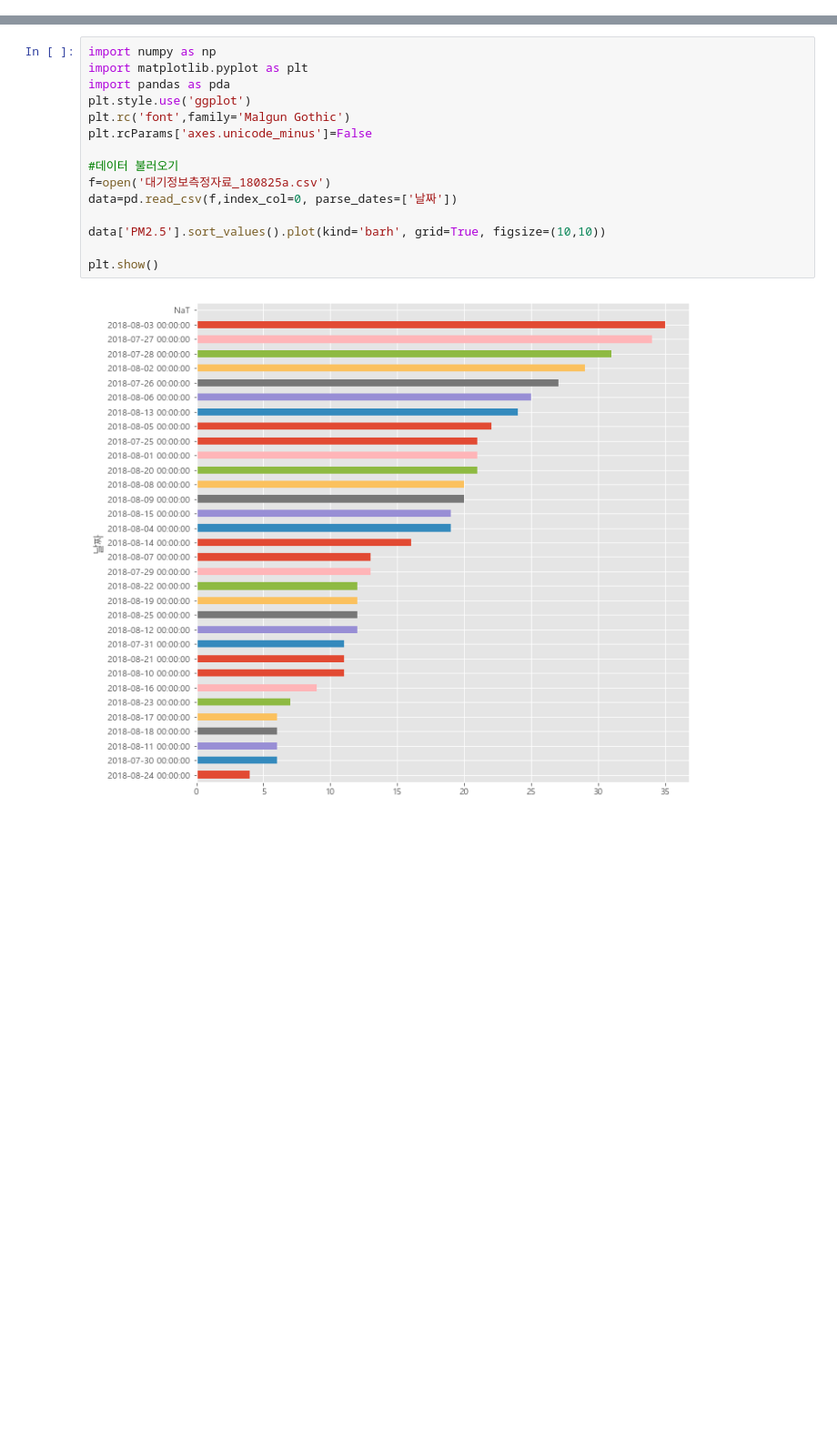
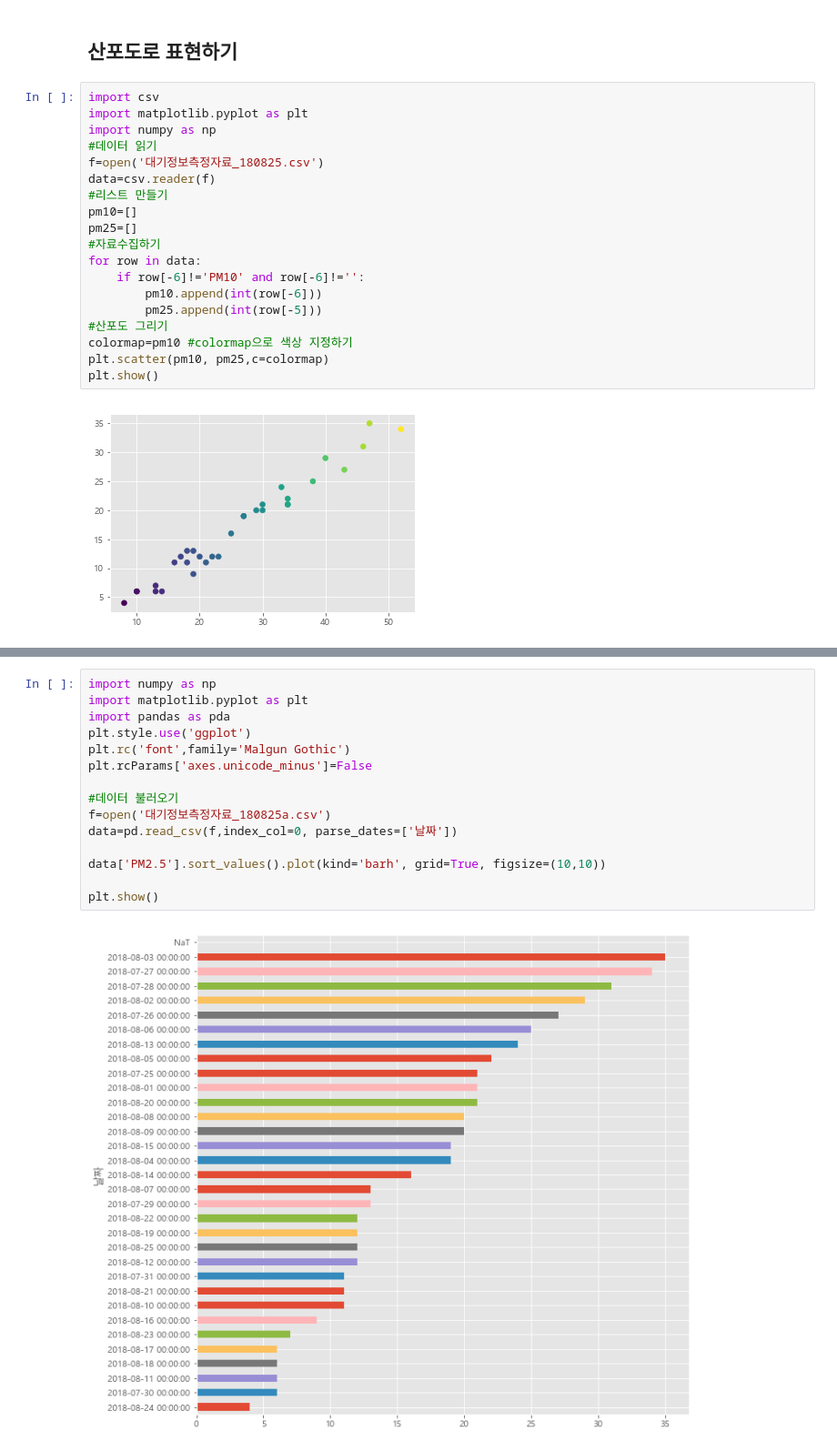
Before and after one commit to ShinUkhang/paiwha18, a Jupyter notebook: project3/1. 미세먼지 데이터 분석(배화아카데미 과제).ipynb, the cells around one changed output, grey strips where cells are left out. Shown at 91% size. Drawn from its saved outputs; the diff is of its cells as text; blank space fills up the shorter version.

```diff
--- a/project3/1. 미세먼지 데이터 분석(배화아카데미 과제).ipynb
+++ b/project3/1. 미세먼지 데이터 분석(배화아카데미 과제).ipynb
@@ -23,0 +28,23 @@ data.head()
+# %% [markdown]
+## 산포도로 표현하기
+# %%
+import csv
+import matplotlib.pyplot as plt
+import numpy as np
+#데이터 읽기
+f=open('대기정보측정자료_180825.csv')
+data=csv.reader(f)
+#리스트 만들기
+pm10=[]
+pm25=[]
+#자료수집하기
+for row in data:
+    if row[-6]!='PM10' and row[-6]!='':
+        pm10.append(int(row[-6]))
+        pm25.append(int(row[-5]))
+#산포도 그리기
+colormap=pm10 #colormap으로 색상 지정하기
+plt.scatter(pm10, pm25,c=colormap)
+plt.show()
+# %% [output]
+[figure, added]
```
Also changed, not shown: parts of 25 cells of this notebook.
